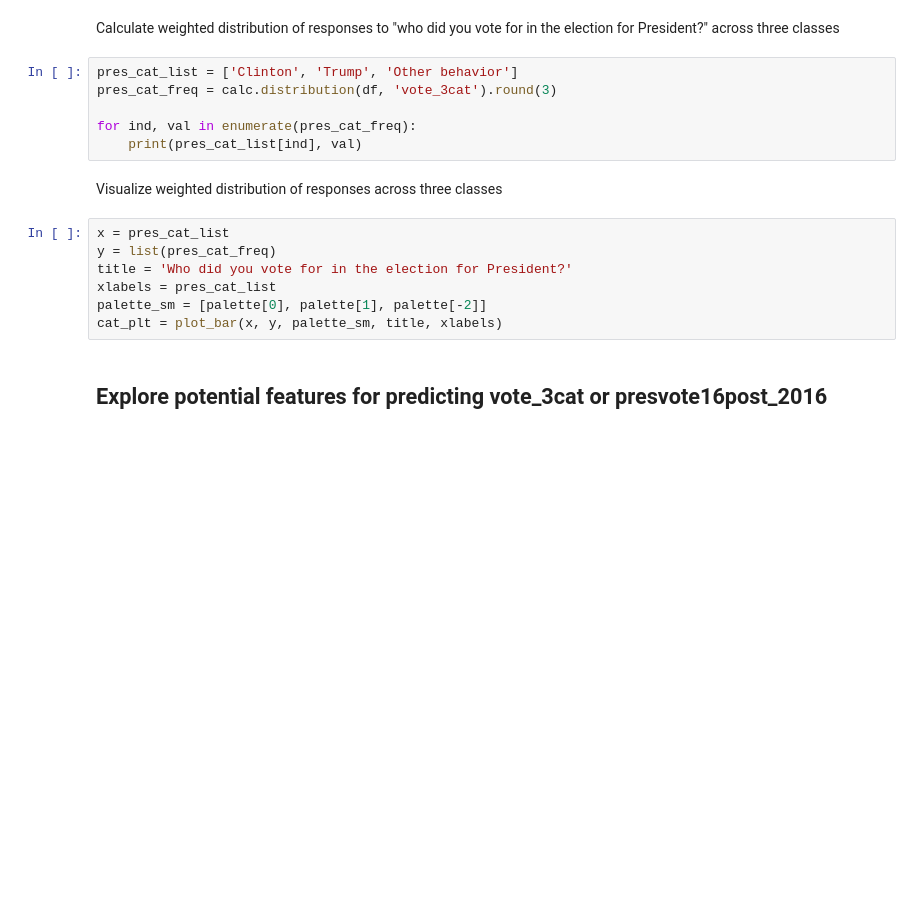
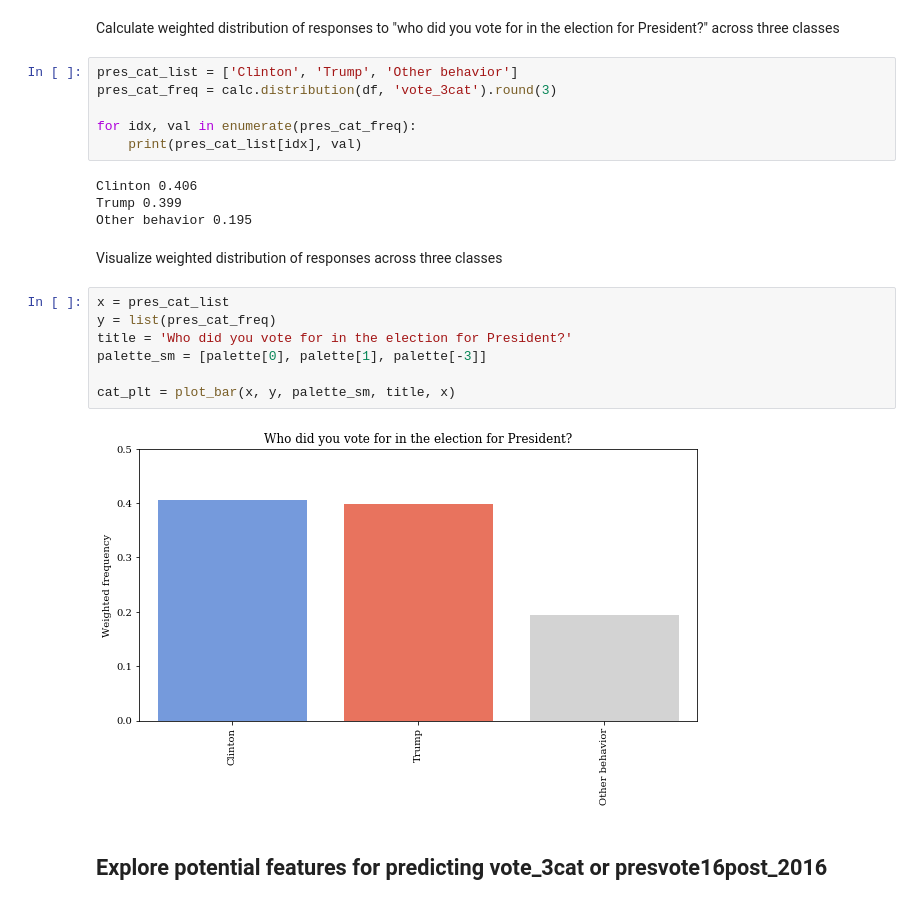
Before and after one commit to ali0003433/predict-by-issue-prioritization, a Jupyter notebook: notebooks/2-al-exploration.ipynb, the cells around one changed output. Saved outputs shown, nothing was run; the diff lists cells and outputs as text; blank space fills up the shorter version.

Commit message:
Clean up plots in ntbk 2

```diff
--- a/notebooks/2-al-exploration.ipynb
+++ b/notebooks/2-al-exploration.ipynb
@@ -85,17 +86,23 @@ Calculate weighted distribution of responses to "who did you vote for in the ele
 pres_cat_list = ['Clinton', 'Trump', 'Other behavior']
 pres_cat_freq = calc.distribution(df, 'vote_3cat').round(3)
 
-for ind, val in enumerate(pres_cat_freq):
-    print(pres_cat_list[ind], val)
+for idx, val in enumerate(pres_cat_freq):
+    print(pres_cat_list[idx], val)
+# %% [output]
+Clinton 0.406
+Trump 0.399
+Other behavior 0.195
 # %% [markdown]
 Visualize weighted distribution of responses across three classes
 # %%
 x = pres_cat_list
 y = list(pres_cat_freq)
 title = 'Who did you vote for in the election for President?'
-xlabels = pres_cat_list
-palette_sm = [palette[0], palette[1], palette[-2]]
-cat_plt = plot_bar(x, y, palette_sm, title, xlabels)
+palette_sm = [palette[0], palette[1], palette[-3]]
+
+cat_plt = plot_bar(x, y, palette_sm, title, x)
+# %% [output]
+[figure, added]
 # %% [markdown]
 ## Explore potential features for predicting vote_3cat or presvote16post_2016
 # %% [markdown]
```
Also changed, not shown: parts of 43 cells of this notebook, 4 other files.
